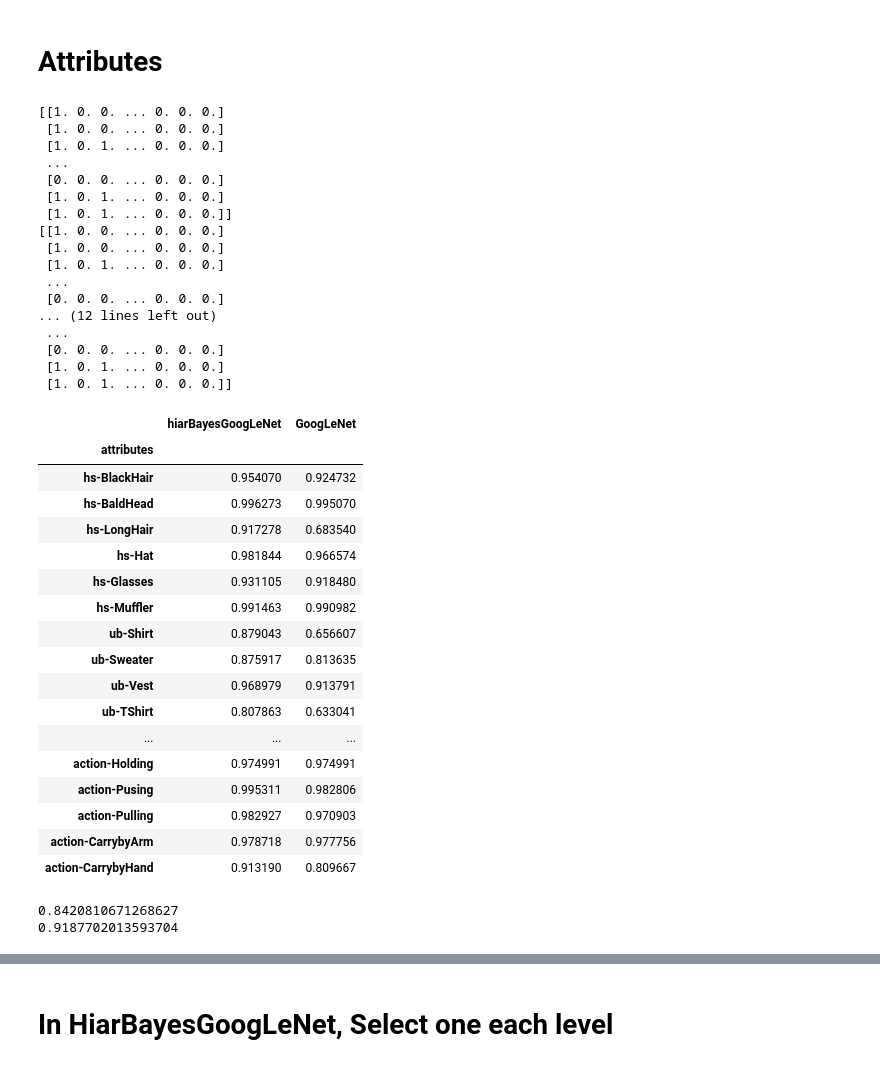
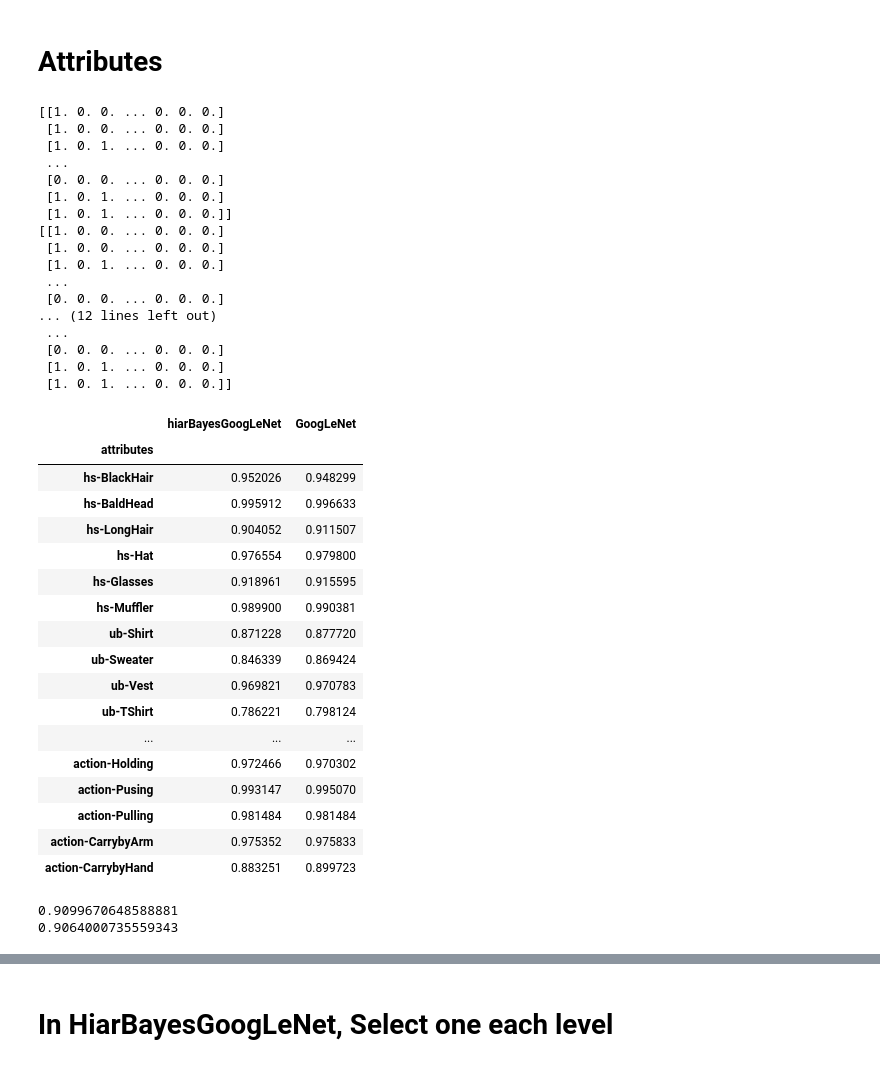
Before and after one commit to waterahr/HR-Net, a Jupyter notebook: notebook/test_RAP_51.ipynb, the cells around one changed output, grey strips where cells are left out. Drawn from its saved outputs; the diff is of its cells as text; code cells hidden in the pictures.

```diff
--- a/notebook/test_RAP_51.ipynb
+++ b/notebook/test_RAP_51.ipynb
@@ -266,7 +266,8 @@ mA(predictions, label)
 data_dict = {"attributes": attributes_list_hiar}
 
 ###hiarBayesGoogLeNet
-predictions_prob = np.load("../results/predictions/hiarBayesGoogLeNet_binary51_trainable_binary51_75_epoch50_valloss0.22_predictions_imagenet_test_RAP.npy")
+predictions_prob = np.load(
+    "../results/predictions/hiarGoogLeNet_binary51_75v2_binary51_75_final500iter_model_predictions_imagenet_test_RAP.npy")
 predictions = np.array(predictions_prob >= 0.5, dtype="float64")#[:, selected]
 label = y_test_hiar#[:, selected]
 
@@ -298,7 +299,8 @@ data_dict.update({"hiarGoogLeNet": metric})
 """
 
 ###GoogLeNet
-predictions_prob = np.load("../results/predictions/GoogLeNet_binary51_binary51_b4_75_trainable_noweightloss__epoch75_valloss0.22.h_predictions_imagenet_test_RAP.npy")
+predictions_prob = np.load(
+    "../results/predictions/GoogLeNetv2_binary51_75v2_binary51_b4_75v2__final_0partion_500iter_model_predictions_imagenet_test_RAP.npy")
 predictions = np.array(predictions_prob >= 0.5, dtype="float64")#[:, selected_]
 label = y_test#[:, selected_]
 
@@ -308,55 +310,55 @@ print(label)
 metric = []
 for i in range(label.shape[1]):
     #print(accuracy_score(predictions[:, i], label[:, i]))
     metric.append(accuracy_score(predictions[:, i], label[:, i]))
 metric = np.asarray(metric)[list(np.hstack((low_level, mid_level, high_level)))]
 data_dict.update({"GoogLeNet": metric})
 
 df = pd.DataFrame(data_dict)
 df.set_index('attributes', inplace=True)
 df
 # %% [output]
 [[1. 0. 0. ... 0. 0. 0.]
  [1. 0. 0. ... 0. 0. 0.]
  [1. 0. 1. ... 0. 0. 0.]
  ...
  [0. 0. 0. ... 0. 0. 0.]
  [1. 0. 1. ... 0. 0. 0.]
  [1. 0. 1. ... 0. 0. 0.]]
 [[1. 0. 0. ... 0. 0. 0.]
  [1. 0. 0. ... 0. 0. 0.]
  [1. 0. 1. ... 0. 0. 0.]
  ...
  [0. 0. 0. ... 0. 0. 0.]
 ... (12 lines left out)
  ...
  [0. 0. 0. ... 0. 0. 0.]
  [1. 0. 1. ... 0. 0. 0.]
  [1. 0. 1. ... 0. 0. 0.]]
 |  | hiarBayesGoogLeNet | GoogLeNet |
 | attributes |  |  |
-| hs-BlackHair | 0.954070 | 0.924732 |
-| hs-BaldHead | 0.996273 | 0.995070 |
-| hs-LongHair | 0.917278 | 0.683540 |
-| hs-Hat | 0.981844 | 0.966574 |
-| hs-Glasses | 0.931105 | 0.918480 |
-| hs-Muffler | 0.991463 | 0.990982 |
-| ub-Shirt | 0.879043 | 0.656607 |
-| ub-Sweater | 0.875917 | 0.813635 |
-| ub-Vest | 0.968979 | 0.913791 |
-| ub-TShirt | 0.807863 | 0.633041 |
+| hs-BlackHair | 0.952026 | 0.948299 |
+| hs-BaldHead | 0.995912 | 0.996633 |
+| hs-LongHair | 0.904052 | 0.911507 |
+| hs-Hat | 0.976554 | 0.979800 |
+| hs-Glasses | 0.918961 | 0.915595 |
+| hs-Muffler | 0.989900 | 0.990381 |
+| ub-Shirt | 0.871228 | 0.877720 |
+| ub-Sweater | 0.846339 | 0.869424 |
+| ub-Vest | 0.969821 | 0.970783 |
+| ub-TShirt | 0.786221 | 0.798124 |
 | ... | ... | ... |
-| action-Holding | 0.974991 | 0.974991 |
-| action-Pusing | 0.995311 | 0.982806 |
-| action-Pulling | 0.982927 | 0.970903 |
-| action-CarrybyArm | 0.978718 | 0.977756 |
-| action-CarrybyHand | 0.913190 | 0.809667 |
+| action-Holding | 0.972466 | 0.970302 |
+| action-Pusing | 0.993147 | 0.995070 |
+| action-Pulling | 0.981484 | 0.981484 |
+| action-CarrybyArm | 0.975352 | 0.975833 |
+| action-CarrybyHand | 0.883251 | 0.899723 |
 # %%
 print(np.mean(data_dict['GoogLeNet']))
 print(np.mean(data_dict['hiarBayesGoogLeNet']))
 # %% [output]
-0.8420810671268627
-0.9187702013593704
+0.9099670648588881
+0.9064000735559343
 # %%
 df.to_csv("../results/metrics/binary51_imagenet_acc7600_RAP.csv")
 # %%
```
Also changed, not shown: parts of 2 cells of this notebook, 4 other files.
